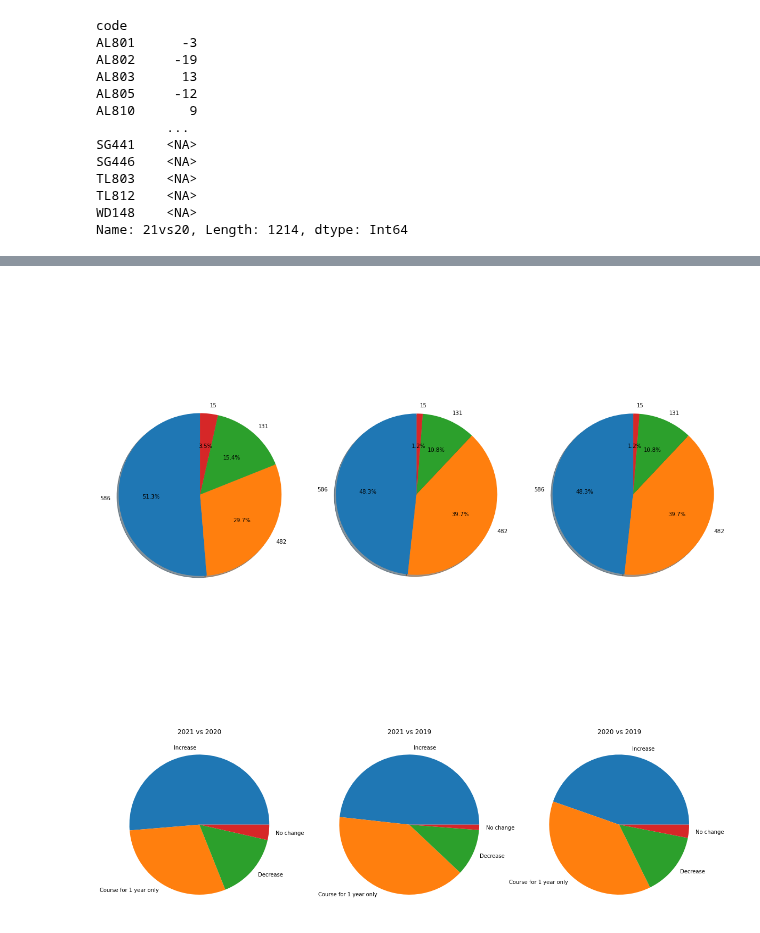
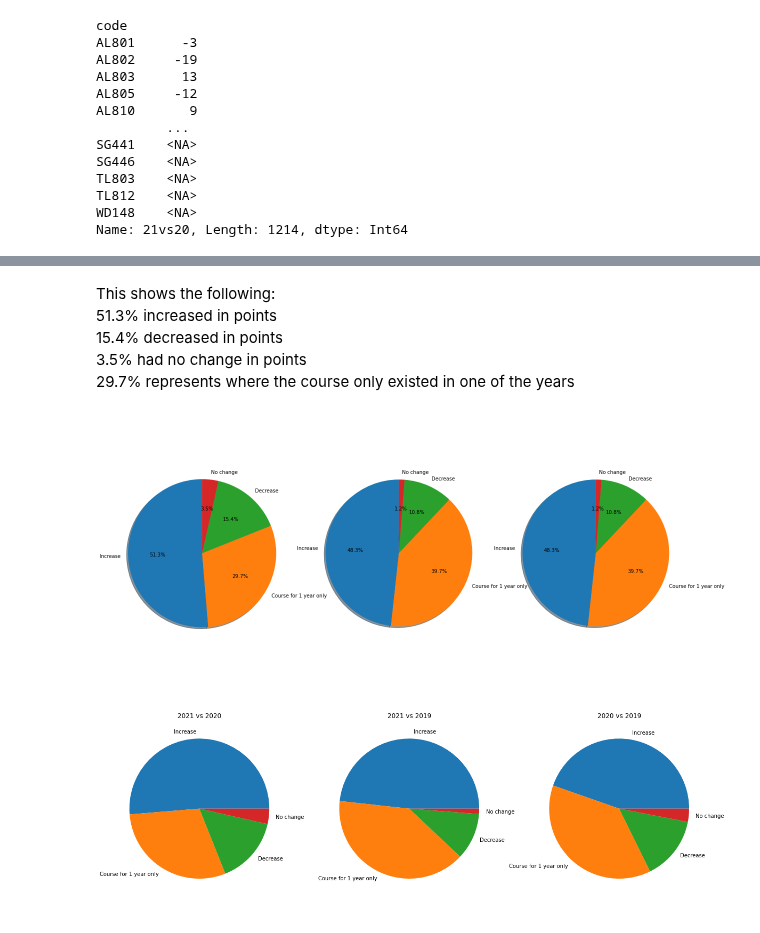
Before and after one commit to Michelleoc/fundamentals-of-data-analysis-assessment, a Jupyter notebook: cao.ipynb, the cells around one changed output, grey strips where cells are left out. Cells and saved outputs as stored; diff of their text form; code cells hidden in the pictures.

```diff
--- a/cao.ipynb
+++ b/cao.ipynb
@@ -978,0 +1005,4 @@ allcourses
+# %%
+# Create a file path for the pandas data
+dfallround1 = allcourses
+pathallround1 = 'data/allround1_' + nowstr + '.csv'
@@ -1088,30 +1125,31 @@ dtype: object
 # %%
 # https://www.projectpro.io/recipes/insert-new-column-based-on-condition-in-python
-
+# Categorise the results based on if they increased, decrease,
+# stayed the same or if the course only appeared in one year of the comparison
 rating21vs20 = []
-for row in dfround1['21vs20']:
+for row in dfallround1['21vs20']:
     if row > 0.0 :    rating21vs20.append('Increase')
     elif row < 0.0:   rating21vs20.append('Decrease')
-    elif row == 0.0:  rating21vs20.append('No change')
-    elif row == 'Na' :      rating21vs20.append('Not a course')
+    elif row == 0.0:  rating20vs19.append('No change')
     else:             rating21vs20.append('Course for 1 year only')
 
 rating20vs19 = []
-for row in dfround1['20vs19']:
+for row in dfallround1['20vs19']:
     if row > 0.0 :    rating20vs19.append('Increase')
     elif row < 0.0:   rating20vs19.append('Decrease')
     elif row == 0.0:  rating20vs19.append('No change')
     else:           rating20vs19.append('Course for 1 year only')
 
 rating21vs19 = []
-for row in dfround1['21vs19']:
+for row in dfallround1['21vs19']:
     if row > 0.0 :    rating21vs19.append('Increase')
     elif row < 0.0:   rating21vs19.append('Decrease')
     elif row == 0.0:  rating21vs19.append('No change')
     else:           rating21vs19.append('Course for 1 year only')
 # %%
-dfround1['rating21vs20'] = rating21vs20
-dfround1['rating20vs19'] = rating20vs19
-dfround1['rating21vs19'] = rating21vs19
-print(dfround1)
+# Add the categorisation to the dataset
+dfallround1['rating21vs20'] = rating21vs20
+dfallround1['rating20vs19'] = rating20vs19
+dfallround1['rating21vs19'] = rating21vs19
+print(dfallround1)
 # %% [output]
@@ -1149,6 +1189,7 @@ Name: rating21vs19, dtype: int64
 # %%
-rating21vs20_count = dfround1['rating21vs20'].value_counts()
-rating20vs19_count = dfround1['rating20vs19'].value_counts()
-rating21vs19_count = dfround1['rating21vs19'].value_counts()
+# Count each category
+rating21vs20_count = dfallround1['rating21vs20'].value_counts()
+rating20vs19_count = dfallround1['rating20vs19'].value_counts()
+rating21vs19_count = dfallround1['rating21vs19'].value_counts()
 # %%
 ## https://matplotlib.org/stable/gallery/pie_and_polar_charts/pie_features.html
@@ -1173,26 +1214,34 @@ plt.show()
+# %% [markdown]
+This shows the following:
+51.3% increased in points
+15.4% decreased in points
+3.5% had no change in points
+29.7% represents where the course only existed in one of the years
 # %%
-fig = plt.figure(figsize=(20,14))
-# labels = 'Increase', 'Course for 1 year only', 'Decrease', 'No change'
+### REMOVE ????
+# I'll now plot all three years comparison side by side
+fig = plt.figure(figsize=(20,10))
+labels = 'Increase', 'Course for 1 year only', 'Decrease', 'No change'
 # explode = (0, 0.1, 0, 0)  # only "explode" the 2nd slice (i.e. 'Hogs')
 
 # fig, (ax1, ax2) = plt.subplots(1, 2)
 ax1 = fig.add_subplot(131)
 # ax1 = plt.subplots()
-ax1.pie(rating21vs20_count,labels=dft, autopct='%1.1f%%', shadow=True, startangle=90)
+ax1.pie(rating21vs20_count,labels=labels, autopct='%1.1f%%', shadow=True, startangle=90)
 ax1.axis('equal')  # Equal aspect ratio ensures that pie is drawn as a circle.
 
 
 ax2 = fig.add_subplot(132)
 # ax2 = plt.subplots()
-ax2.pie(rating21vs19_count,labels=dft, autopct='%1.1f%%', shadow=True, startangle=90)
+ax2.pie(rating21vs19_count,labels=labels, autopct='%1.1f%%', shadow=True, startangle=90)
 ax2.axis('equal')  # Equal aspect ratio ensures that pie is drawn as a circle.
 
 ax3 = fig.add_subplot(133)
 # ax3 = plt.subplots()
-ax3.pie(rating21vs19_count,labels=dft, autopct='%1.1f%%', shadow=True, startangle=90)
+ax3.pie(rating21vs19_count,labels=labels, autopct='%1.1f%%', shadow=True, startangle=90)
 ax3.axis('equal')  # Equal aspect ratio ensures that pie is drawn as a circle.
 
 plt.show()
 # %% [output]
-[figure, old version]
+[figure, new version]
 # %%
```
Also changed, not shown: parts of 36 cells of this notebook, 23 other files.
